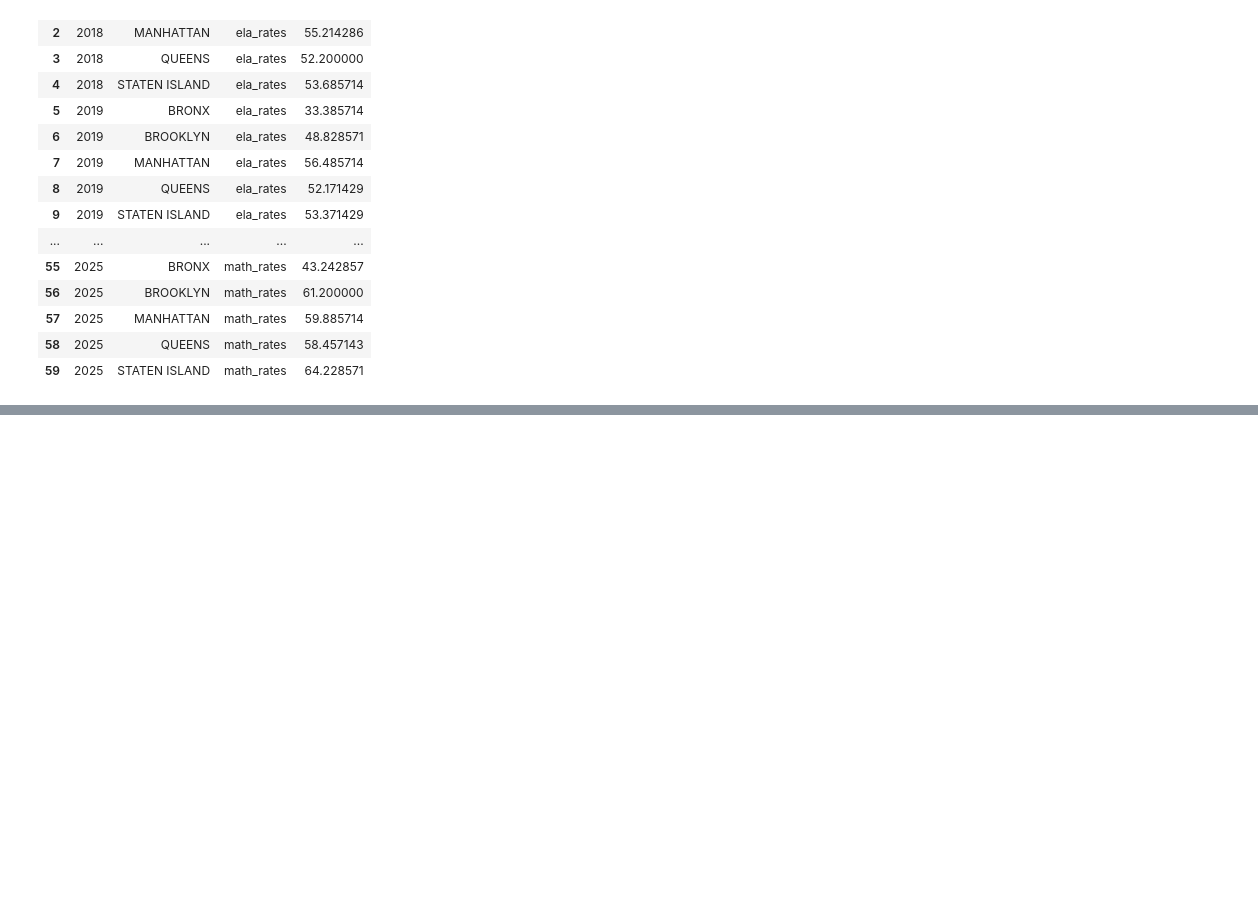
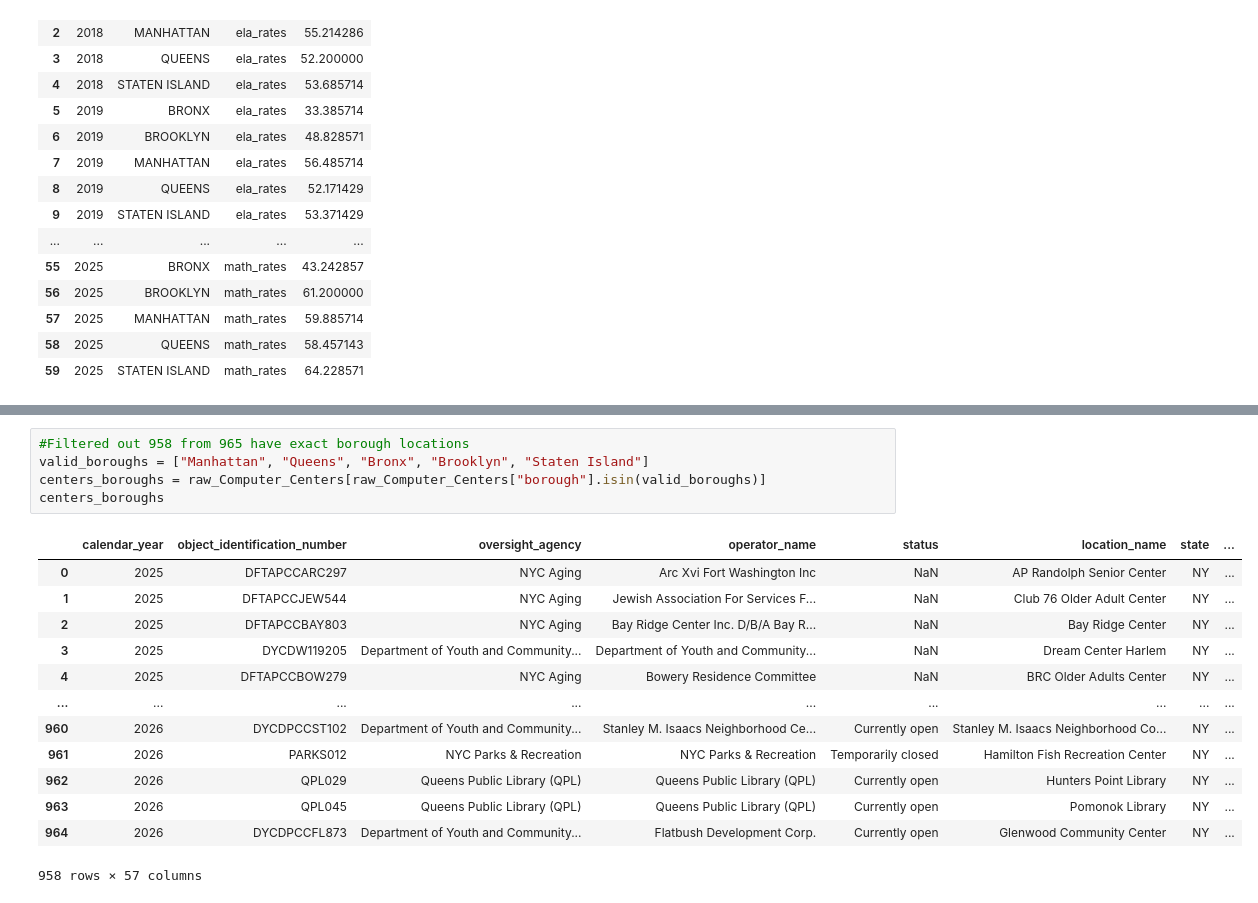
Before and after one commit to YasmineRaef/NYC_OpenSource_Literacy_rates, a Jupyter notebook: Literacy_rates.ipynb, the cells around one changed output, grey strips where cells are left out. Drawn from its saved outputs; the diff is of its cells as text; blank space fills up the shorter version.

```diff
--- a/Literacy_rates.ipynb
+++ b/Literacy_rates.ipynb
@@ -404,0 +422,19 @@ rate_year_fig.write_html("ela_math_year.html")
+# %%
+#Filtered out 958 from 965 have exact borough locations
+valid_boroughs = ["Manhattan", "Queens", "Bronx", "Brooklyn", "Staten Island"]
+centers_boroughs = raw_Computer_Centers[raw_Computer_Centers["borough"].isin(valid_boroughs)]
+centers_boroughs
+# %% [output]
+|  | calendar_year | object_identification_number | oversight_agency | operator_name | status | location_name | state | ... |
+| 0 | 2025 | DFTAPCCARC297 | NYC Aging | Arc Xvi Fort Washington Inc | NaN | AP Randolph Senior Center | NY | ... |
+| 1 | 2025 | DFTAPCCJEW544 | NYC Aging | Jewish Association For Services F... | NaN | Club 76 Older Adult Center | NY | ... |
+| 2 | 2025 | DFTAPCCBAY803 | NYC Aging | Bay Ridge Center Inc. D/B/A Bay R... | NaN | Bay Ridge Center | NY | ... |
+| 3 | 2025 | DYCDW119205 | Department of Youth and Community... | Department of Youth and Community... | NaN | Dream Center Harlem | NY | ... |
+| 4 | 2025 | DFTAPCCBOW279 | NYC Aging | Bowery Residence Committee | NaN | BRC Older Adults Center | NY | ... |
+| ... | ... | ... | ... | ... | ... | ... | ... | ... |
+| 960 | 2026 | DYCDPCCST102 | Department of Youth and Community... | Stanley M. Isaacs Neighborhood Ce... | Currently open | Stanley M. Isaacs Neighborhood Co... | NY | ... |
+| 961 | 2026 | PARKS012 | NYC Parks & Recreation | NYC Parks & Recreation | Temporarily closed | Hamilton Fish Recreation Center | NY | ... |
+| 962 | 2026 | QPL029 | Queens Public Library (QPL) | Queens Public Library (QPL) | Currently open | Hunters Point Library | NY | ... |
+| 963 | 2026 | QPL045 | Queens Public Library (QPL) | Queens Public Library (QPL) | Currently open | Pomonok Library | NY | ... |
+| 964 | 2026 | DYCDPCCFL873 | Department of Youth and Community... | Flatbush Development Corp. | Currently open | Glenwood Community Center | NY | ... |
+958 rows × 57 columns
```
Also changed, not shown: parts of 10 cells of this notebook, 3 other files.
